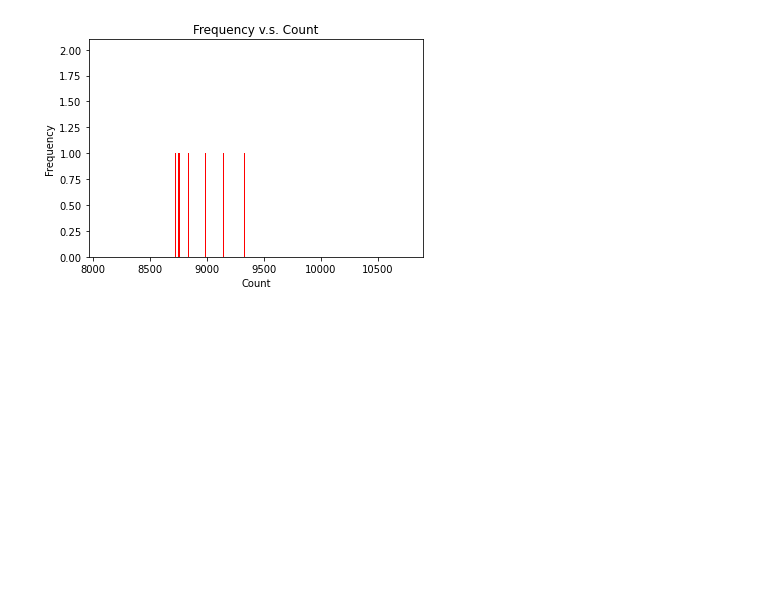
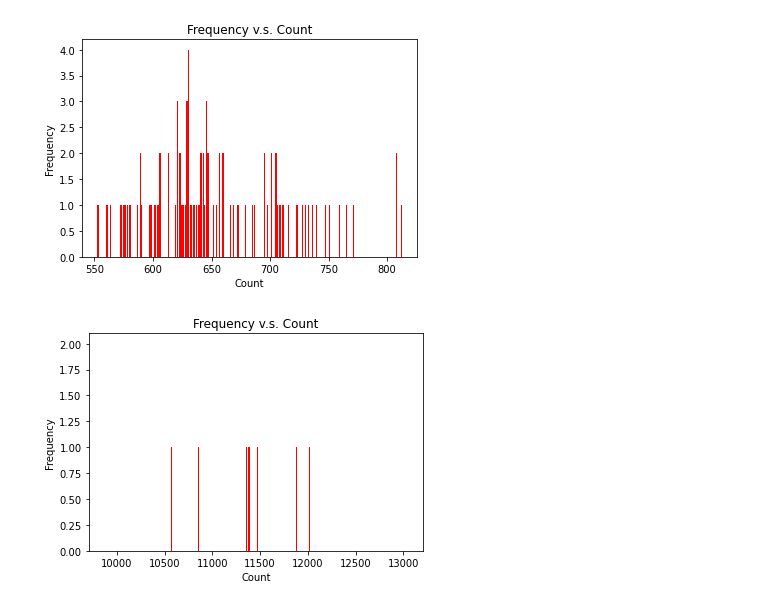
Before and after one commit to gokulsrin/randomized_algorithms, a Jupyter notebook: quicksort.ipynb, the cells around one changed output. Saved outputs shown, nothing was run; the diff lists cells and outputs as text; code cells hidden in the pictures; blank space fills up the shorter version.

```diff
--- a/quicksort.ipynb
+++ b/quicksort.ipynb
@@ -38,35 +38,37 @@ def constructArray(arr, pivot, index, count):
 # %%
 import matplotlib.pyplot as plt
 
 def visualizeQuickSort1():
-    n = random.randint(100, 1000)
-    arr = []
-    for i in range(0, n):
-        arr.append(random.randint(0,n))
-    counts = []
-    for i in range(0, 100):
-        count = []
-        quicksort(arr, count)
-        counts.append(len(count))
-    #process counts
-    freqmap = {}
-    for count in counts:
-        if freqmap.get(count) == None:
-            freqmap[count] = 1
-        else:
-            freqmap[count] = freqmap.get(count) + 1
-    frequency = freqmap.keys()
-    values = freqmap.values()
-    plt.bar(frequency, values, width = 1.0, color = "r")
-    plt.ylabel("Frequency")
-    plt.xlabel("Count")
-    plt.title("Frequency v.s. Count")
-    plt.show
+    for n in [100, 1000]:
+        arr = []
+        for i in range(0, n):
+            arr.append(random.randint(0,n))
+        counts = []
+        for i in range(0, 100):
+            count = []
+            quicksort(arr, count)
+            counts.append(len(count))
+        #process counts
+        freqmap = {}
+        for count in counts:
+            if freqmap.get(count) == None:
+                freqmap[count] = 1
+            else:
+                freqmap[count] = freqmap.get(count) + 1
+        frequency = freqmap.keys()
+        values = freqmap.values()
+        plt.bar(frequency, values, width = 1.0, color = "r")
+        plt.ylabel("Frequency")
+        plt.xlabel("Count")
+        plt.title("Frequency v.s. Count")
+        plt.show()
+
 
 
 visualizeQuickSort1()
 # %% [output]
-[figure, old version]
+[figure, new version]
+[figure, added]
 # %%
 import math
 # visualizeQuickSort2: plots the experimental performance of quick sort by measuring against randomly permuted arrays
```
Also changed, not shown: parts of 1 cell of this notebook, 1 other file.
